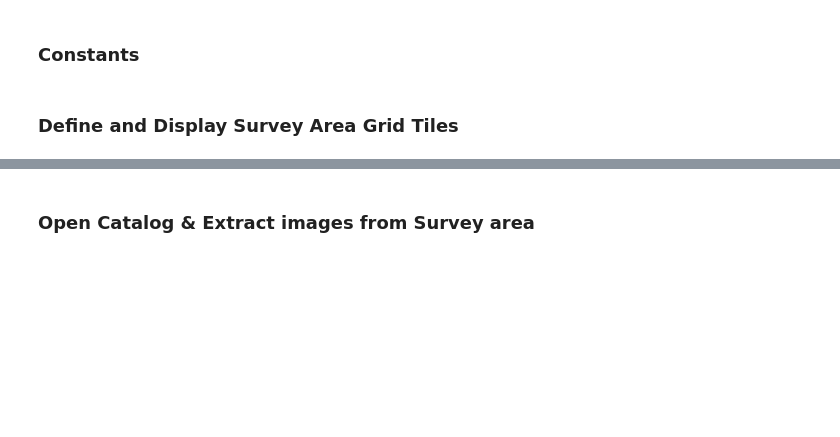
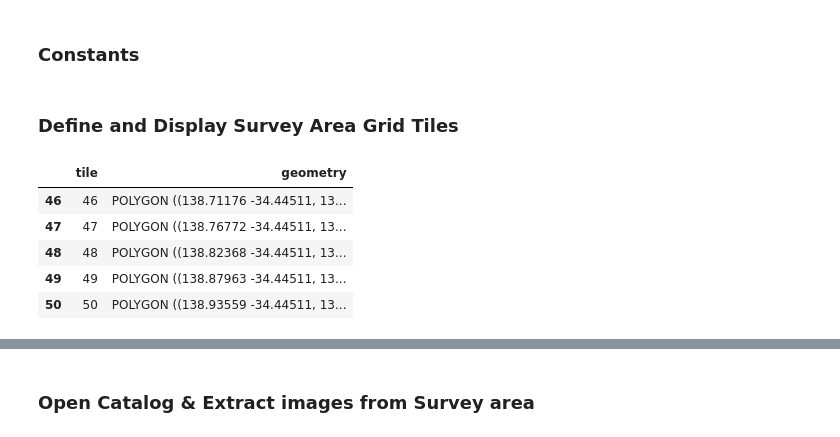
Before and after one commit to ascidian-ai/DEA_MultiSpectralImageTools, a Jupyter notebook: notebooks/DEA_ExtractSentinel.ipynb, the cells around one changed output, grey strips where cells are left out. Cells and saved outputs as stored; diff of their text form; code cells hidden in the pictures; blank space fills up the shorter version.

```diff
--- a/notebooks/DEA_ExtractSentinel.ipynb
+++ b/notebooks/DEA_ExtractSentinel.ipynb
@@ -19,8 +21,9 @@ import odc.stac
 # when external to AWS (like outside DEA sandbox), AWS signed requests must be disabled
 os.environ['AWS_NO_SIGN_REQUEST'] = 'YES'
 
-from datacube.utils.geometry import CRS, Geometry, BoundingBox
+from datacube.utils.geometry import point, box, CRS, Geometry, Coordinate, BoundingBox, GeoBox
 from datacube.model import GridSpec
+from affine import Affine
 
 # My helper class
 from helperfunctions import begin_timer, end_timer, saveDataset, loadDataset
@@ -28,6 +31,10 @@ from dea_helperfunctions import DEA_HelperFunctions
 
 from dea_tools.plotting import rgb
 from dea_tools.bandindices import calculate_indices
+
+# Set some configurations for displaying tables nicely
+pd.set_option("display.max_colwidth", 200)
+pd.set_option("display.max_rows", None)
 # %% [markdown]
 ### Constants
 # %%
@@ -70,19 +80,26 @@ additional_bands = ['NDVI','kNDVI','NDWI']
 # %%
 # Subdivide survey area into tiles
 surveyarea_polygons = dea_fns.calc_surveyarea_polygons( origin=survey_origin,
                                                        tileresolution=survey_tilesize,
                                                        numtiles=survey_tiles)
 # Add polygons to geodataframe
 gdf_surveyarea = gpd.GeoDataFrame(columns=["tile", "geometry"], crs=epsg4326)
 
 tilenum = 0
 for surveyarea_polygon in surveyarea_polygons:
     tilenum +=1
     gdf_surveyarea.loc[tilenum] = (tilenum,surveyarea_polygon)
 
 # Save data set to pickle file
 saveDataset(basepath + filespecifier + "_tilepolygons" + fileextn, gdf_surveyarea)
 
 # display Tile areas
-gdf_surveyarea.head(5)
+gdf_surveyarea.tail(5)
+# %% [output]
+|  | tile | geometry |
+| 46 | 46 | POLYGON ((138.71176 -34.44511, 13... |
+| 47 | 47 | POLYGON ((138.76772 -34.44511, 13... |
+| 48 | 48 | POLYGON ((138.82368 -34.44511, 13... |
+| 49 | 49 | POLYGON ((138.87963 -34.44511, 13... |
+| 50 | 50 | POLYGON ((138.93559 -34.44511, 13... |
 # %%
```
Also changed, not shown: parts of 6 cells of this notebook, 7 other files.
